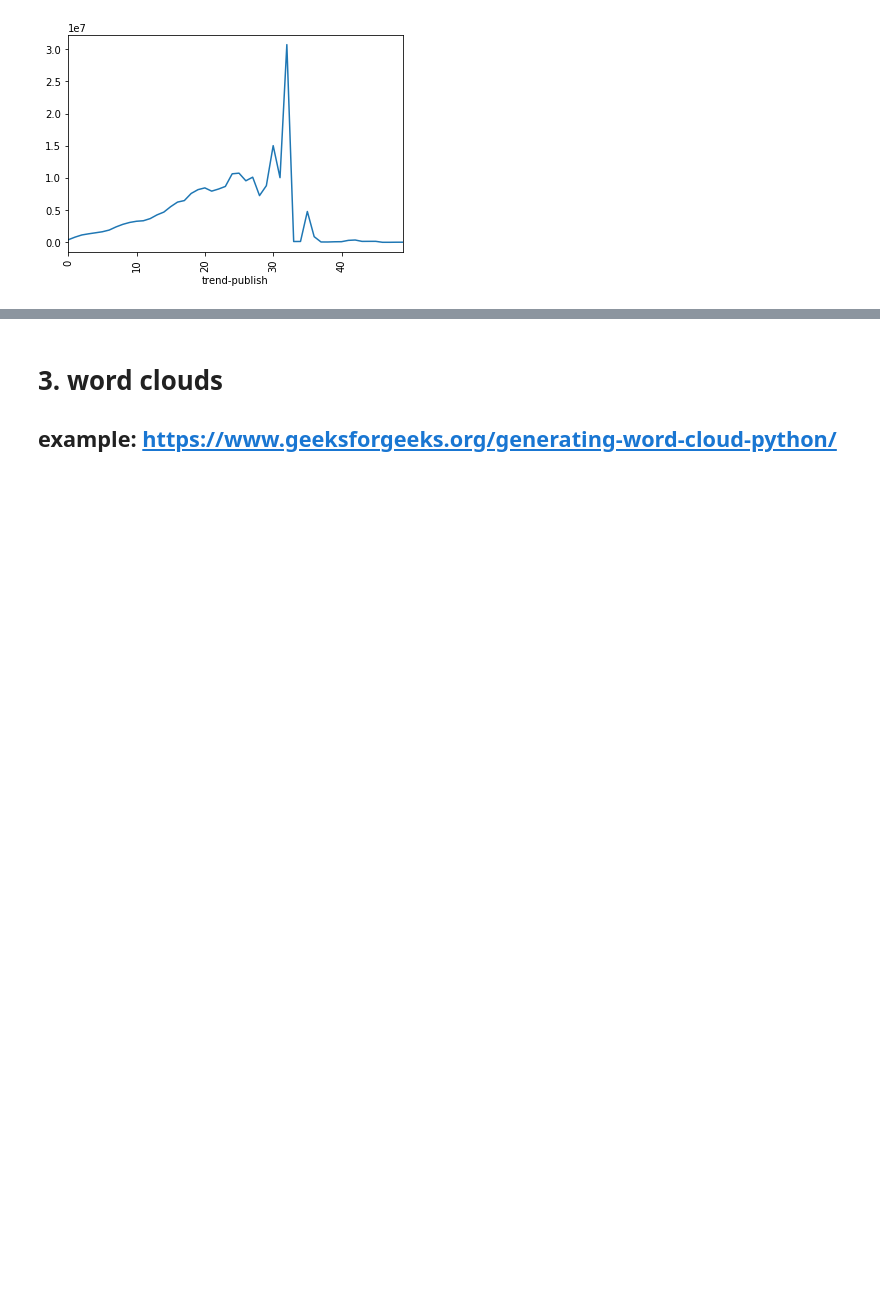
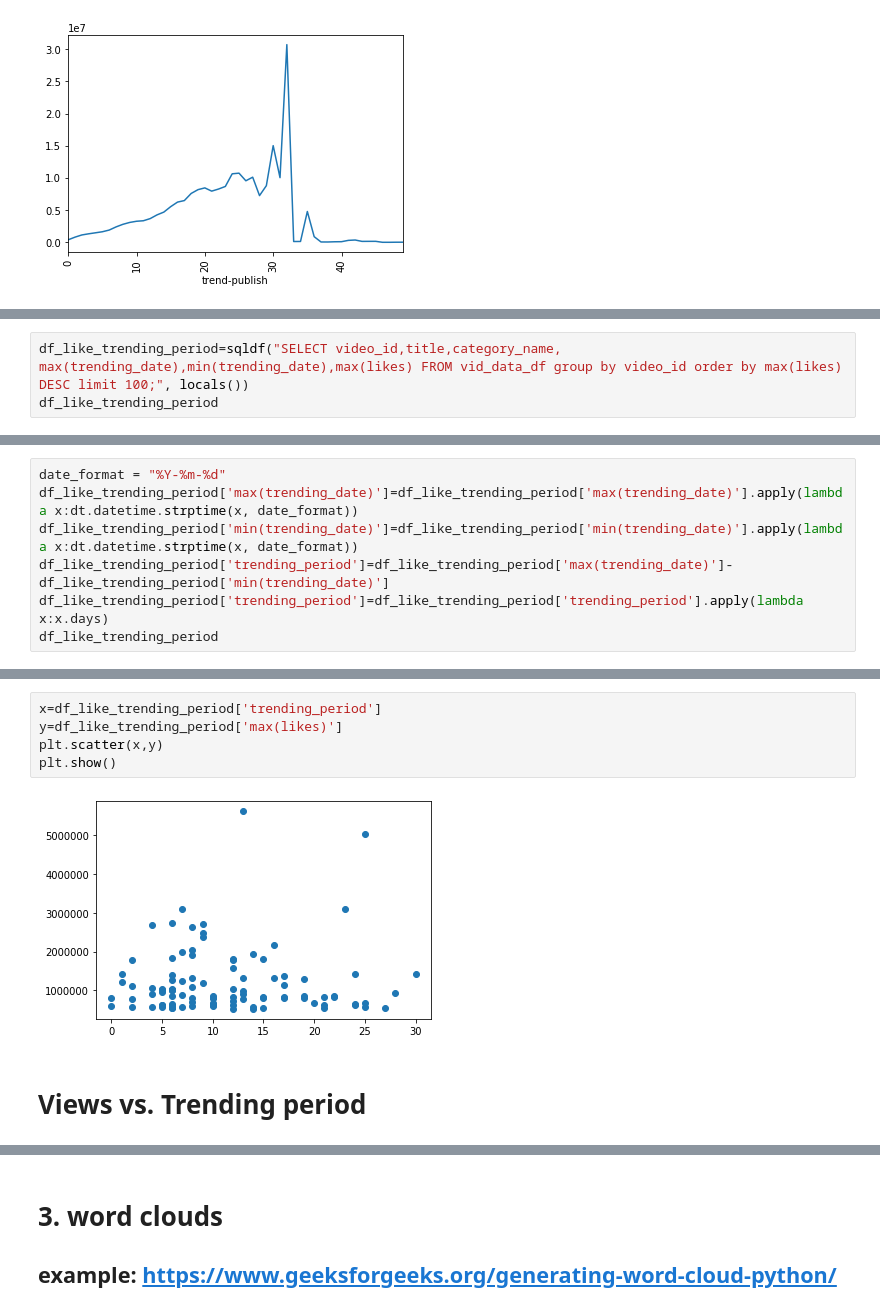
Before and after one commit to HaoNanLa/python_cource_project, a Jupyter notebook: code/main.ipynb, the cells around one changed output, grey strips where cells are left out. Drawn from its saved outputs; the diff is of its cells as text; blank space fills up the shorter version.

```diff
--- a/code/main.ipynb
+++ b/code/main.ipynb
@@ -69,0 +218,3 @@ plt.xticks(rotation=90)
+# %%
+df_like_trending_period=sqldf("SELECT video_id,title,category_name, max(trending_date),min(trending_date),max(likes) FROM vid_data_df group by video_id order by max(likes) DESC limit 100;", locals())
+df_like_trending_period
@@ -69,0 +235,7 @@ plt.xticks(rotation=90)
+# %%
+date_format = "%Y-%m-%d"
+df_like_trending_period['max(trending_date)']=df_like_trending_period['max(trending_date)'].apply(lambda x:dt.datetime.strptime(x, date_format))
+df_like_trending_period['min(trending_date)']=df_like_trending_period['min(trending_date)'].apply(lambda x:dt.datetime.strptime(x, date_format))
+df_like_trending_period['trending_period']=df_like_trending_period['max(trending_date)']-df_like_trending_period['min(trending_date)']
+df_like_trending_period['trending_period']=df_like_trending_period['trending_period'].apply(lambda x:x.days)
+df_like_trending_period
@@ -69,0 +256,9 @@ plt.xticks(rotation=90)
+# %%
+x=df_like_trending_period['trending_period']
+y=df_like_trending_period['max(likes)']
+plt.scatter(x,y)
+plt.show()
+# %% [output]
+[figure, added]
+# %% [markdown]
+# Views vs. Trending period
```
Also changed, not shown: parts of 38 cells of this notebook, 1 other file.
